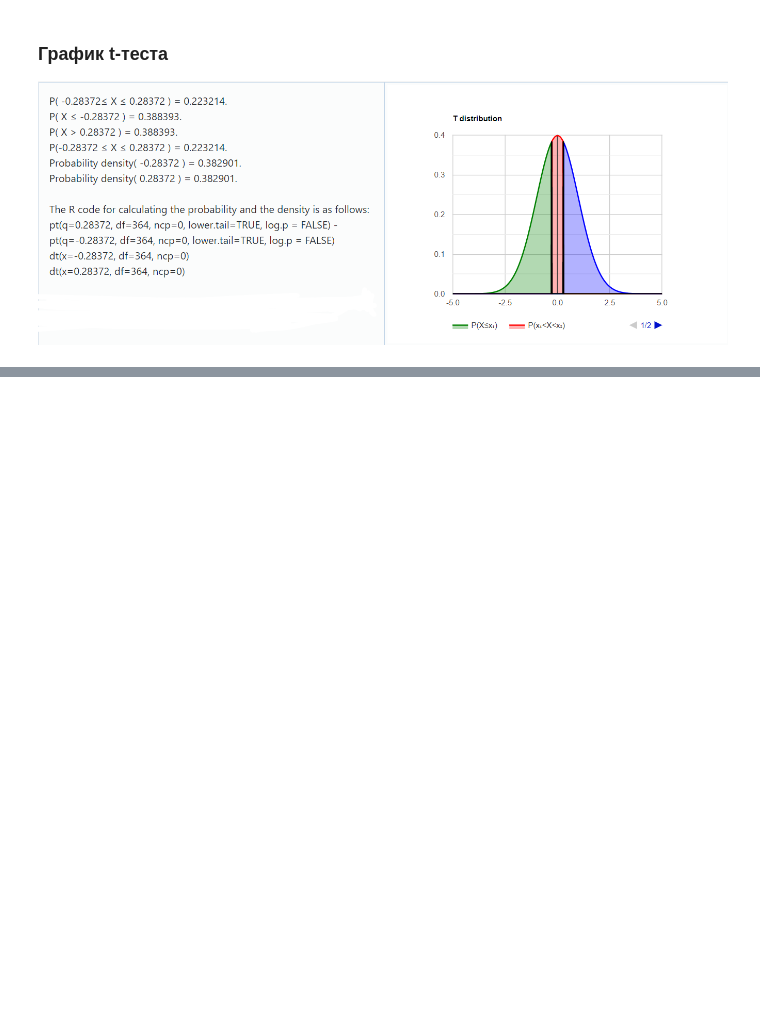
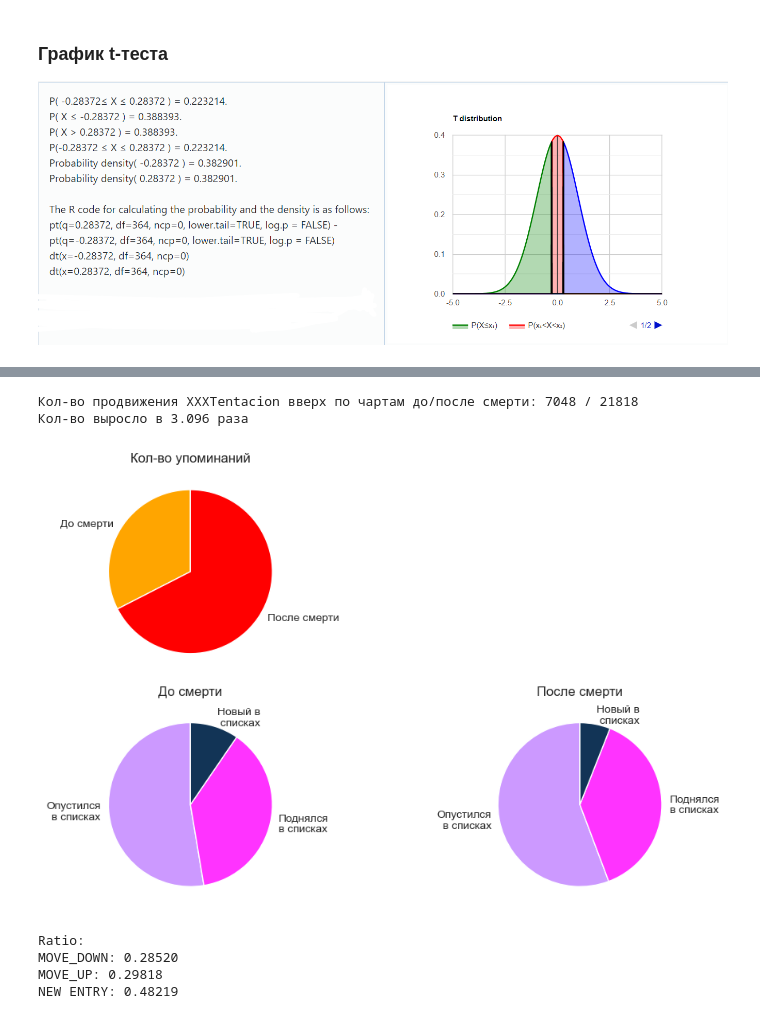
Before and after one commit to kfrsta/smallbigdata, a Jupyter notebook: analysis.ipynb, the cells around one changed output, grey strips where cells are left out. Drawn from its saved outputs; the diff is of its cells as text; code cells hidden in the pictures; blank space fills up the shorter version.

```diff
--- a/analysis.ipynb
+++ b/analysis.ipynb
@@ -246,0 +257,9 @@ $$P(-0.28372 \leq X \text{ or } X \geq 0.28372) = 1 - 0.22321 \approx 0.776$$
+# %%
+query = "SELECT date, artist, trend, streams FROM spotify_charts WHERE artist = 'XXXTENTACION'"
+
+df_x = pd.read_sql(con=conn, sql=sql_text(query))
+# %%
+df_x = df_x.sort_values('date')
+df_x = df_x.groupby('date', group_keys=True).apply(lambda x: x).drop(['date'], axis=1)
+
+df_x.iloc[10:20]
@@ -246,0 +279,60 @@ $$P(-0.28372 \leq X \text{ or } X \geq 0.28372) = 1 - 0.22321 \approx 0.776$$
+# %%
+before_unsorted = df_x.loc['2017-12-18':'2018-06-18']
+before_sorted = df_x[df_x['trend'] == 'NEW_ENTRY'].loc['2017-12-18':'2018-06-18']
+
+after_unsorted = df_x.loc['2018-06-18':'2018-12-18']
+after_sorted = df_x[df_x['trend'] == 'NEW_ENTRY'].loc['2018-06-18':'2018-12-18']
+
+print(f"Кол-во продвижения XXXTentacion вверх по чартам до/после смерти:\
+ {before_unsorted[(before_unsorted['trend'] == 'MOVE_UP') | (before_unsorted['trend'] == 'NEW_ENTRY')].shape[0]} /\
+ {after_unsorted[(after_unsorted['trend'] == 'MOVE_UP') | (after_unsorted['trend'] == 'NEW_ENTRY')].shape[0]}")
+print(f"Кол-во выросло в {after_unsorted[(after_unsorted['trend'] == 'MOVE_UP') | (after_unsorted['trend'] == 'NEW_ENTRY')].shape[0] / before_unsorted[(before_unsorted['trend'] == 'MOVE_UP') | (before_unsorted['trend'] == 'NEW_ENTRY')].shape[0]:.3f} раза")
+# %% [output]
+Кол-во продвижения XXXTentacion вверх по чартам до/после смерти: 7048 / 21818
+Кол-во выросло в 3.096 раза
+# %%
+fig = plt.figure()
+fig.set_size_inches(10, 6)
+
+ax = plt.subplot(2, 2, 1)
+plt.pie(x=[before_sorted.shape[0], after_sorted.shape[0]],
+        labels=['До смерти', 'После смерти'],
+        colors=['orange', 'red'],
+        labeldistance=1.1,
+        startangle=90)
+plt.title('Кол-во упоминаний')
+
+ax1 = plt.subplot(2, 2, 3)
+plt.pie(x=[before_unsorted[before_unsorted['trend'] == 'MOVE_DOWN'].shape[0],
+           before_unsorted[before_unsorted['trend'] == 'MOVE_UP'].shape[0],
+           before_unsorted[before_unsorted['trend'] == 'NEW_ENTRY'].shape[0]],
+        labels=['Опустился\nв списках', 'Поднялся\nв списках', 'Новый в\n списках'],
+        colors=['#CC99FF', '#FF33FF', '#123456'],
+        labeldistance=1.1,
+        startangle=90)
+plt.title('До смерти')
+
+ax2 = plt.subplot(2, 2, 4)
+plt.pie(x=[after_unsorted[after_unsorted['trend'] == 'MOVE_DOWN'].shape[0],
+           after_unsorted[after_unsorted['trend'] == 'MOVE_UP'].shape[0],
+           after_unsorted[after_unsorted['trend'] == 'NEW_ENTRY'].shape[0]],
+        labels=['Опустился\nв списках', 'Поднялся\nв списках', 'Новый в\n списках'],
+        colors=['#CC99FF', '#FF33FF', '#123456'],
+        labeldistance=1.1,
+        startangle=90)
+plt.title('После смерти')
+
+fig.tight_layout()
+plt.show()
+# %% [output]
+[figure, added]
+# %%
+print('Ratio:')
+print(f"MOVE_DOWN: {before_unsorted[before_unsorted['trend'] == 'MOVE_DOWN'].shape[0] / after_unsorted[after_unsorted['trend'] == 'MOVE_DOWN'].shape[0]:.5f}")
+print(f"MOVE_UP: {before_unsorted[before_unsorted['trend'] == 'MOVE_UP'].shape[0] / after_unsorted[after_unsorted['trend'] == 'MOVE_UP'].shape[0]:.5f}")
+print(f"NEW ENTRY: {before_unsorted[before_unsorted['trend'] == 'NEW_ENTRY'].shape[0] / after_unsorted[after_unsorted['trend'] == 'NEW_ENTRY'].shape[0]:.5f}")
+# %% [output]
+Ratio:
+MOVE_DOWN: 0.28520
+MOVE_UP: 0.29818
+NEW ENTRY: 0.48219
```
Also changed, not shown: parts of 17 cells of this notebook.
